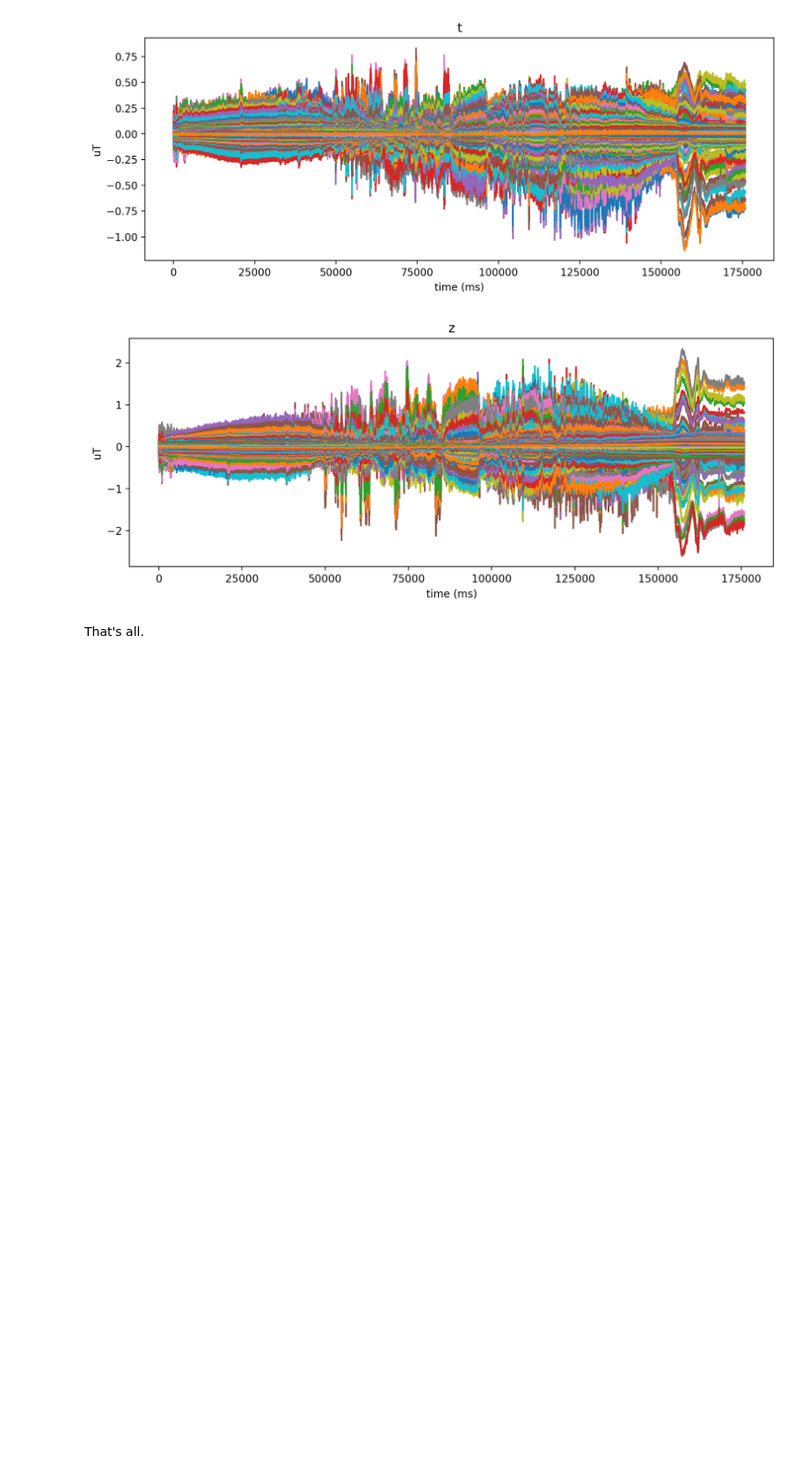
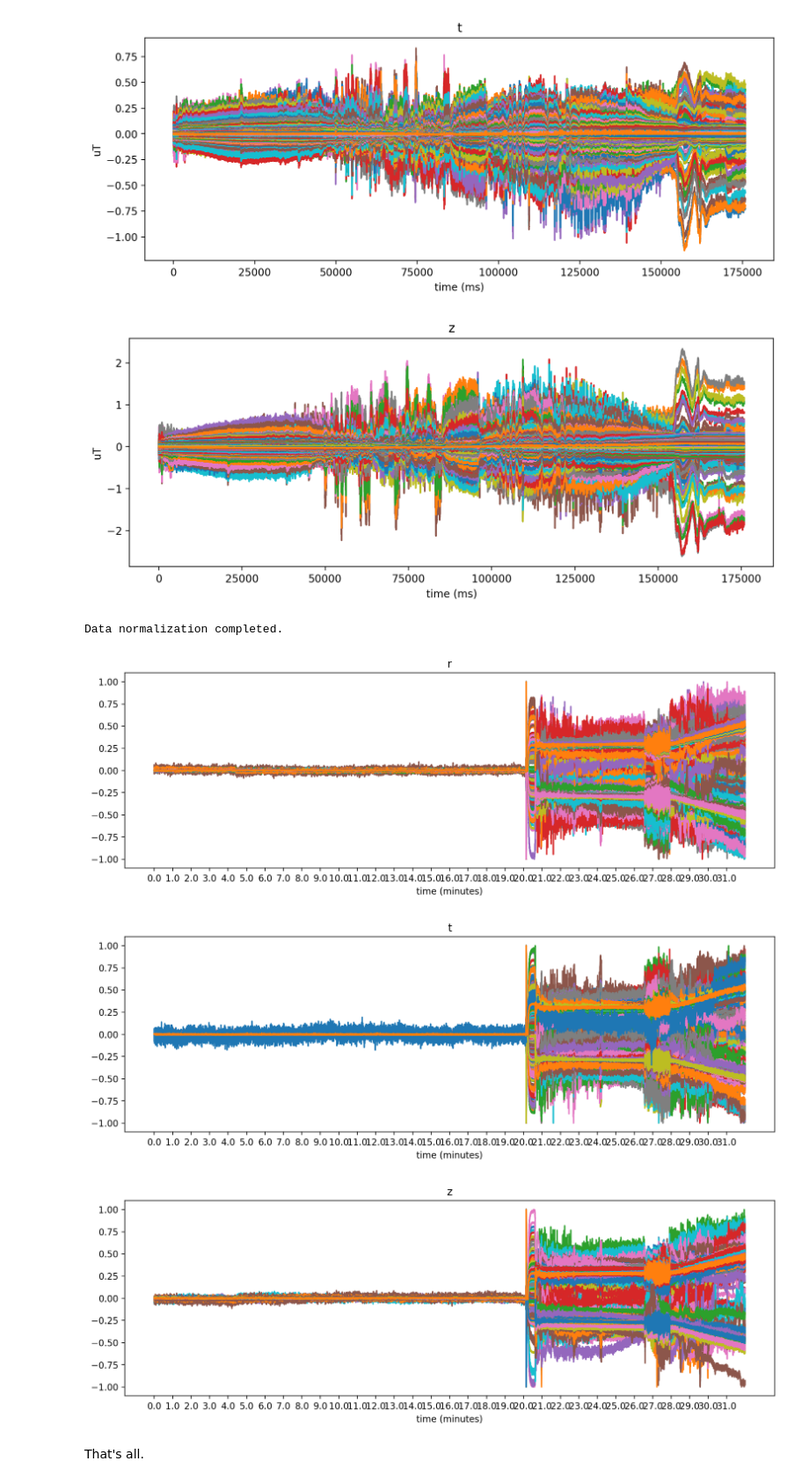
Before and after one commit to justinflesch/magnetic-flux-anomaly-detection, a Jupyter notebook: FirstJupyterTest.ipynb, the cells around one changed output. Shown at 88% size. Saved outputs shown, nothing was run; the diff lists cells and outputs as text; code cells hidden in the pictures; blank space fills up the shorter version.

```diff
--- a/FirstJupyterTest.ipynb
+++ b/FirstJupyterTest.ipynb
@@ -11,7 +11,7 @@ import pandas as pd
 # Plotting.
 import matplotlib.pyplot as plt
 
-tdms_file = TdmsFile.read(r"C:\Users\jflesch\Capstone\magnetic-flux-anomaly-detection\Test Data\VAR3---12m-15d-20y-15h-11m_SO_SGeo.tdms") # Read in tdms file.
+tdms_file = TdmsFile.read(r"C:\Users\jflesch\Capstone\magnetic-flux-anomaly-detection\Test Data\VAR3---12m-15d-20y-14h-27m_SO_SGeo.tdms") # Read in tdms file.
 
 df = tdms_file.as_dataframe() # Convert tdms file to Pandas dataframe.
 #print(df['/\'Measurements\'/\'P16C10z\''])
@@ -76,5 +74,35 @@ plt.show() # Show all data in one plot.
 [figure]
 [figure]
 [figure]
+# %%
+for col in df.columns:
+    df[col] = df[col] / df[col].abs().max()
+print("Data normalization completed.")
+
+for c in ['r', 't', 'z']:
+    plt.figure(figsize=(13, 4), dpi=200)
+
+    for col in df:
+        #print(col)
+        if str(col)[17] == "P" and str(col)[-2] == c: # Columns that are sensor data have a P in the 17th index of the column name.
+            plt.plot(df[col]) # Plot this data.
+
+    # Fix x-axis scaling.
+    xmin, xmax = plt.xlim() # Get bounds for current plot.
+    minute_labels = np.arange(0, xmax * (0.01/60), 1) # Convert ms to minutes.
+    x_values = np.arange(0, len(df[col]), (len(df[col]) / len(minute_labels))) # Get which datapoint should have which minute.
+    plt.xticks(x_values, (minute_labels)) # Change xticks.
+
+    # Add labels.
+    plt.title(c)
+    #plt.ylabel("uT")
+    plt.xlabel("time (minutes)")
+
+plt.show() # Show all data in one plot.
+# %% [output]
+Data normalization completed.
+[figure, added]
+[figure, added]
+[figure, added]
 # %% [markdown]
 That's all.
```
Also changed, not shown: parts of 1 cell of this notebook, 2 other files.
